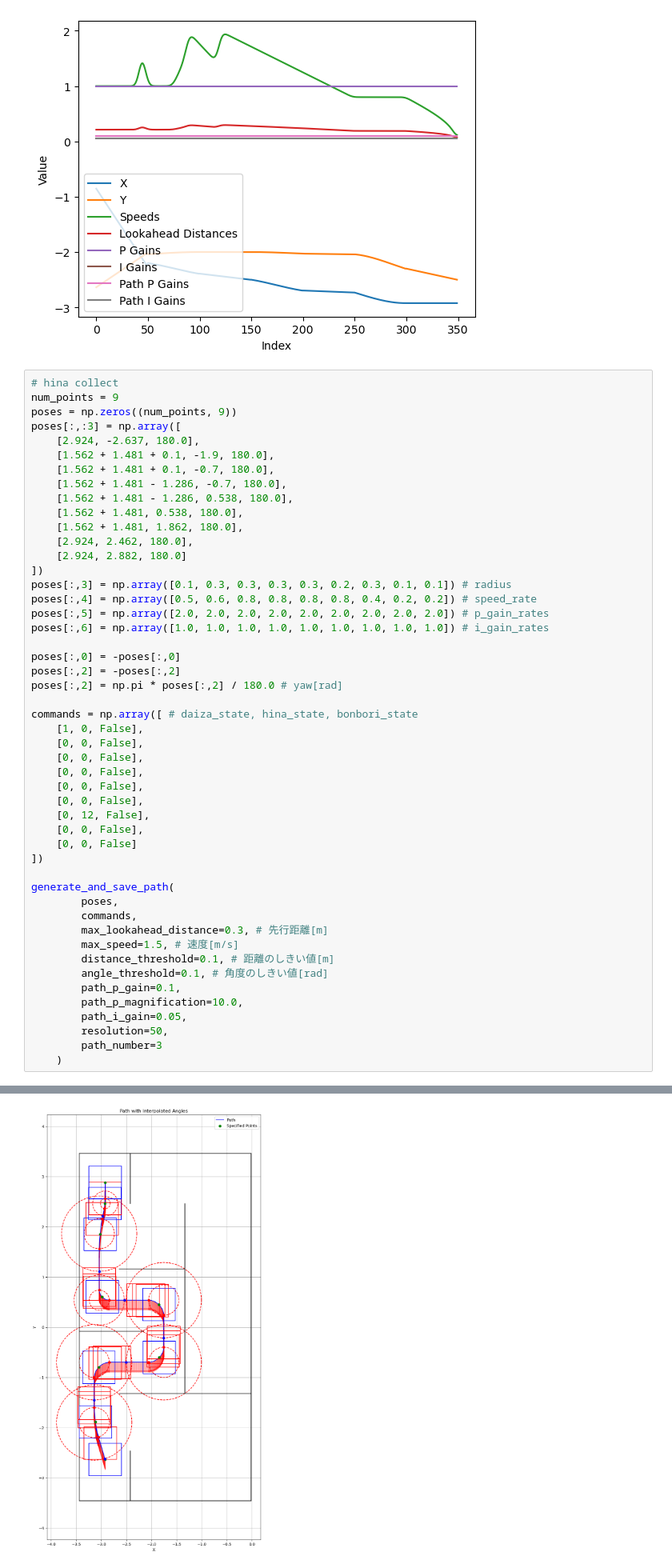
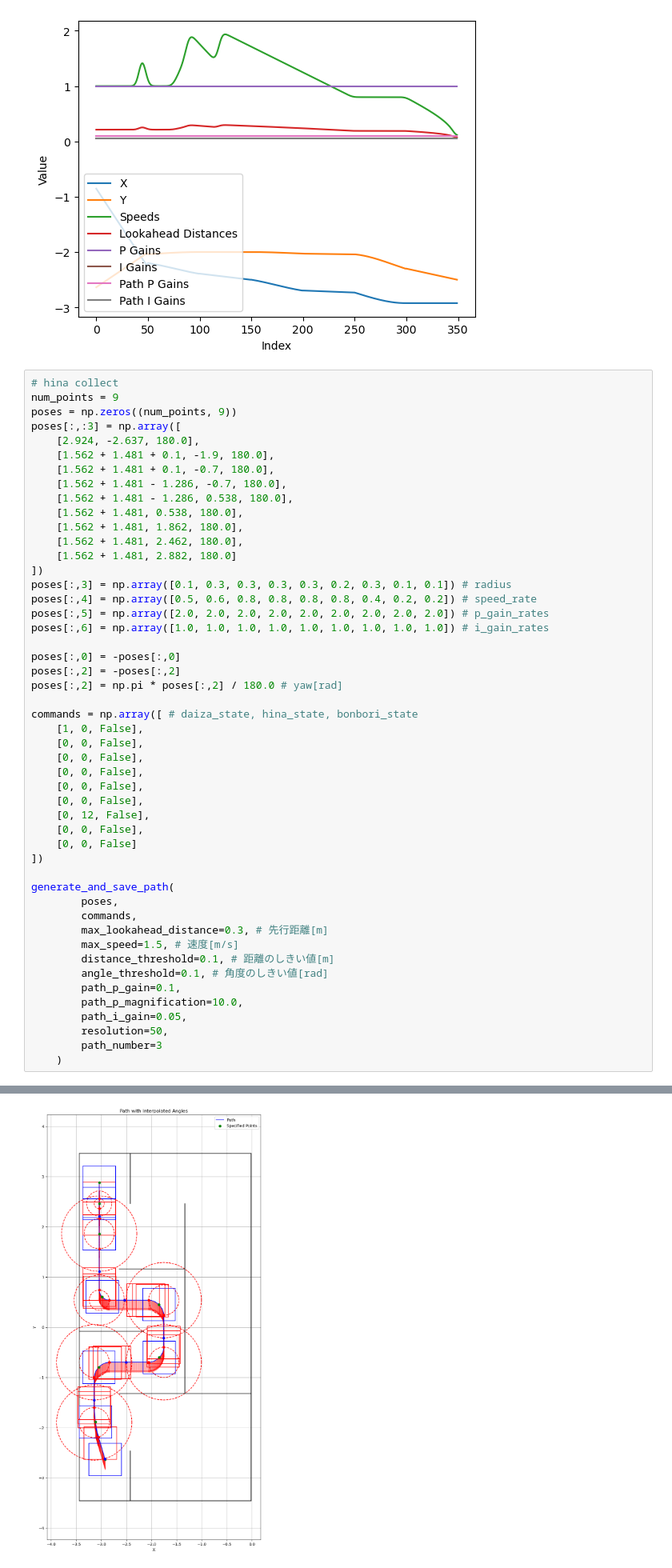
Before and after one commit to NeyagawaRobocons/chassis_haru_robo2024, a Jupyter notebook: pure_pursuit/pure_pursuit/path_generator.ipynb, the cells around one changed output, grey strips where cells are left out. Shown at 80% size. Saved outputs shown, nothing was run; the diff lists cells and outputs as text.

```diff
--- a/pure_pursuit/pure_pursuit/path_generator.ipynb
+++ b/pure_pursuit/pure_pursuit/path_generator.ipynb
@@ -107,8 +107,8 @@ poses[:,:3] = np.array([
     [1.562 + 1.481 - 1.286, 0.538, 180.0],
     [1.562 + 1.481, 0.538, 180.0],
     [1.562 + 1.481, 1.862, 180.0],
-    [2.924, 2.462, 180.0],
-    [2.924, 2.882, 180.0]
+    [1.562 + 1.481, 2.462, 180.0],
+    [1.562 + 1.481, 2.882, 180.0]
 ])
 poses[:,3] = np.array([0.1, 0.3, 0.3, 0.3, 0.3, 0.2, 0.3, 0.1, 0.1]) # radius
 poses[:,4] = np.array([0.5, 0.6, 0.8, 0.8, 0.8, 0.8, 0.4, 0.2, 0.2]) # speed_rate
@@ -156,4 +156,4 @@ distance between 475 and 574 is 1.251302226737463
-[figure, old version]
+[figure, new version]
 [figure]
 # %%
 num_points = 9
```
Also changed, not shown: parts of 2 cells of this notebook, 3 other files.
